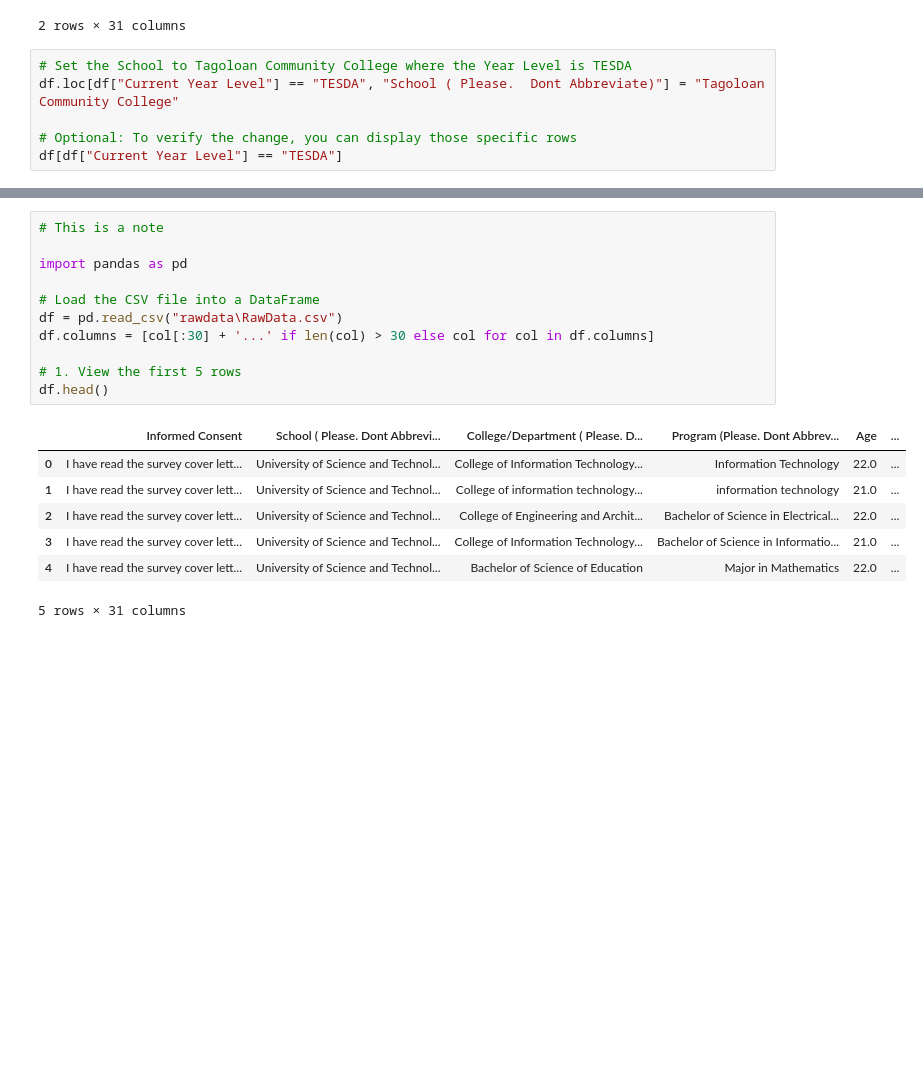
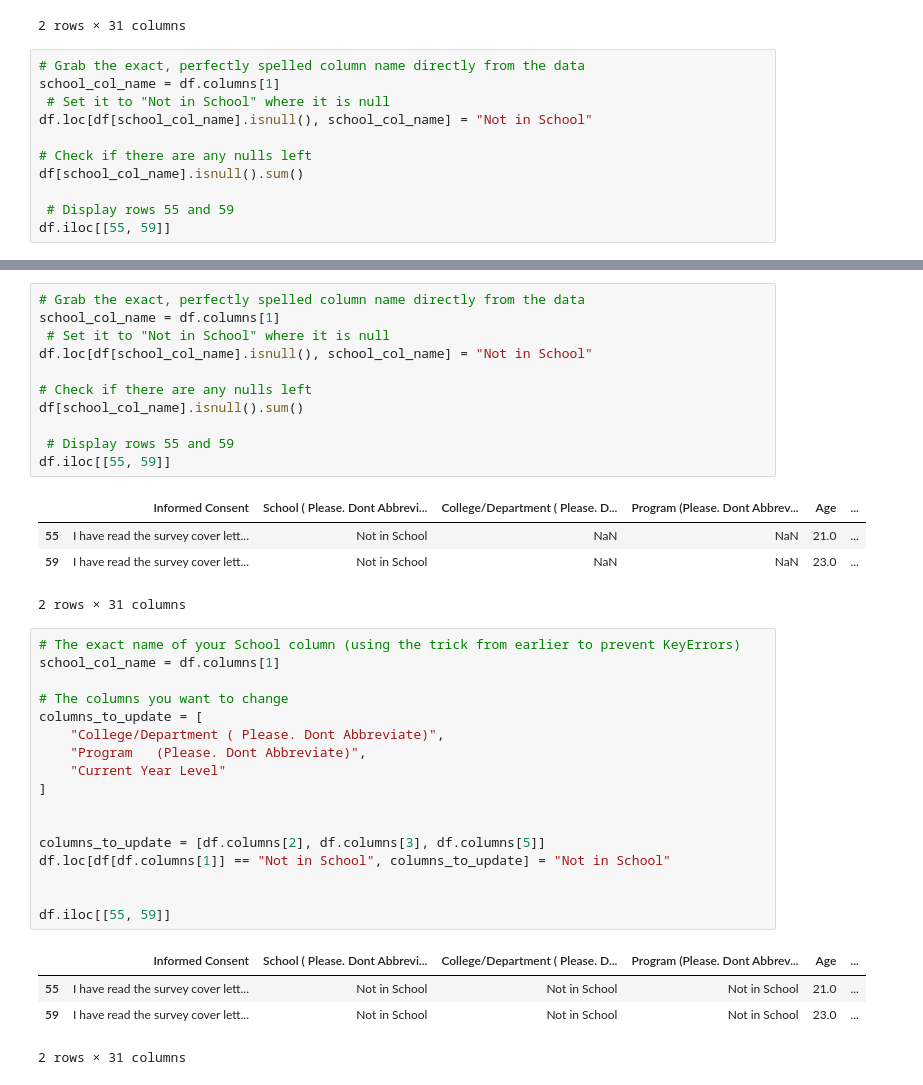
Before and after one commit to JohnLloydCanoy/amuma, a Jupyter notebook: interpretation/interpretation.ipynb, the cells around one changed output, grey strips where cells are left out. Cells and saved outputs as stored; diff of their text form; blank space fills up the shorter version.

```diff
--- a/interpretation/interpretation.ipynb
+++ b/interpretation/interpretation.ipynb
@@ -53,9 +53,14 @@ empty_school_rows
 | 59 | I have read the survey cover lett... | NaN | NaN | NaN | 23.0 | ... |
 2 rows × 31 columns
 # %%
-# Set the School to Tagoloan Community College where the Year Level is TESDA
-df.loc[df["Current Year Level"] == "TESDA", "School ( Please.  Dont Abbreviate)"] = "Tagoloan Community College"
+# Grab the exact, perfectly spelled column name directly from the data
+school_col_name = df.columns[1]
+ # Set it to "Not in School" where it is null
+df.loc[df[school_col_name].isnull(), school_col_name] = "Not in School"
 
-# Optional: To verify the change, you can display those specific rows
-df[df["Current Year Level"] == "TESDA"]
+# Check if there are any nulls left
+df[school_col_name].isnull().sum()
+
+ # Display rows 55 and 59
+df.iloc[[55, 59]]
 # %% [output]
@@ -65,19 +71,38 @@ df[df["Current Year Level"] == "TESDA"]
+# %%
+# Grab the exact, perfectly spelled column name directly from the data
+school_col_name = df.columns[1]
+ # Set it to "Not in School" where it is null
+df.loc[df[school_col_name].isnull(), school_col_name] = "Not in School"
+
+# Check if there are any nulls left
+df[school_col_name].isnull().sum()
+
+ # Display rows 55 and 59
+df.iloc[[55, 59]]
+# %% [output]
+|  | Informed Consent | School ( Please. Dont Abbrevi... | College/Department ( Please. D... | Program (Please. Dont Abbrev... | Age | ... |
+| 55 | I have read the survey cover lett... | Not in School | NaN | NaN | 21.0 | ... |
+| 59 | I have read the survey cover lett... | Not in School | NaN | NaN | 23.0 | ... |
+2 rows × 31 columns
 # %%
-# This is a note
+# The exact name of your School column (using the trick from earlier to prevent KeyErrors)
+school_col_name = df.columns[1]
 
-import pandas as pd
+# The columns you want to change
+columns_to_update = [
+    "College/Department ( Please. Dont Abbreviate)",
+    "Program   (Please. Dont Abbreviate)",
+    "Current Year Level"
+]
 
-# Load the CSV file into a DataFrame
-df = pd.read_csv("rawdata\RawData.csv")
-df.columns = [col[:30] + '...' if len(col) > 30 else col for col in df.columns]
 
-# 1. View the first 5 rows
-df.head()
+columns_to_update = [df.columns[2], df.columns[3], df.columns[5]]
+df.loc[df[df.columns[1]] == "Not in School", columns_to_update] = "Not in School"
+
+
+df.iloc[[55, 59]]
 # %% [output]
 |  | Informed Consent | School ( Please. Dont Abbrevi... | College/Department ( Please. D... | Program (Please. Dont Abbrev... | Age | ... |
-| 0 | I have read the survey cover lett... | University of Science and Technol... | College of Information Technology... | Information Technology | 22.0 | ... |
-| 1 | I have read the survey cover lett... | University of Science and Technol... | College of information technology... | information technology | 21.0 | ... |
-| 2 | I have read the survey cover lett... | University of Science and Technol... | College of Engineering and Archit... | Bachelor of Science in Electrical... | 22.0 | ... |
-| 3 | I have read the survey cover lett... | University of Science and Technol... | College of Information Technology... | Bachelor of Science in Informatio... | 21.0 | ... |
-| 4 | I have read the survey cover lett... | University of Science and Technol... | Bachelor of Science of Education | Major in Mathematics | 22.0 | ... |
+| 55 | I have read the survey cover lett... | Not in School | Not in School | Not in School | 21.0 | ... |
+| 59 | I have read the survey cover lett... | Not in School | Not in School | Not in School | 23.0 | ... |
-5 rows × 31 columns
+2 rows × 31 columns
```
Also changed, not shown: parts of 4 cells of this notebook.
